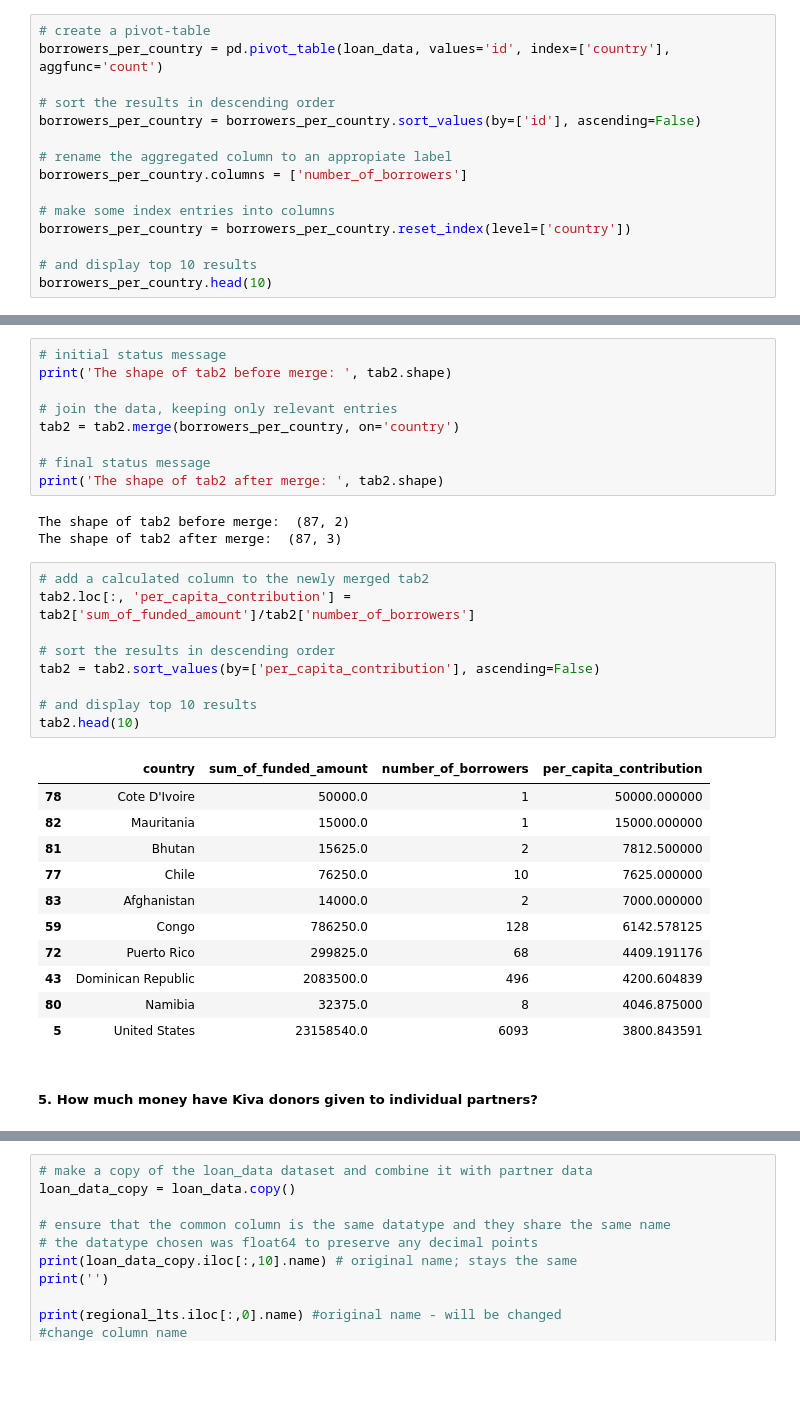
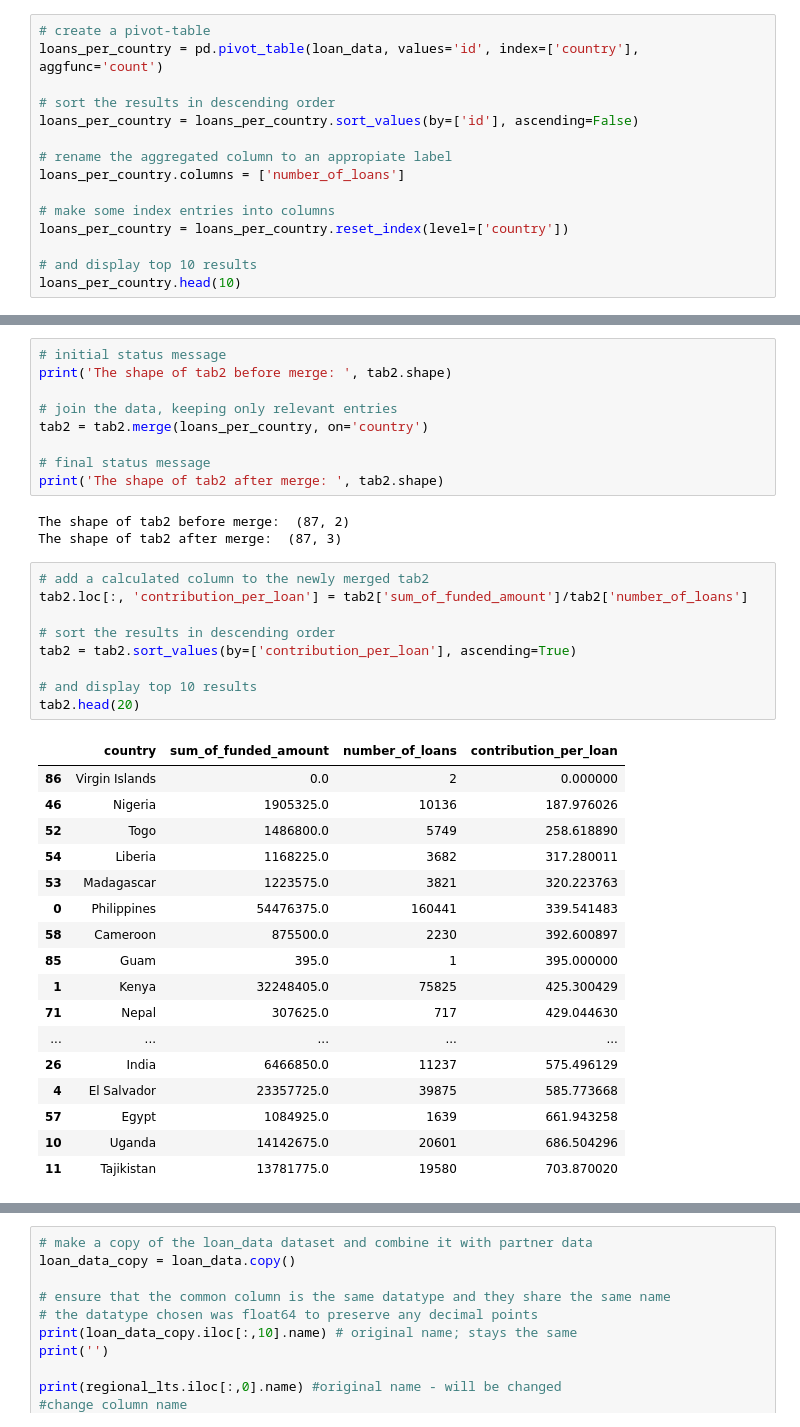
Before and after one commit to masterpython4ds/assignment-1-CeeThinwa, a Jupyter notebook: KIVA Analysis.ipynb, the cells around one changed output, grey strips where cells are left out. Drawn from its saved outputs; the diff is of its cells as text; blank space fills up the shorter version.

```diff
--- a/KIVA Analysis.ipynb
+++ b/KIVA Analysis.ipynb
@@ -412,17 +415,17 @@ Name: sum_of_funded_amount, dtype: float64
 [figure]
 # %%
 # create a pivot-table
-borrowers_per_country = pd.pivot_table(loan_data, values='id', index=['country'], aggfunc='count')
+loans_per_country = pd.pivot_table(loan_data, values='id', index=['country'], aggfunc='count')
 
 # sort the results in descending order
-borrowers_per_country = borrowers_per_country.sort_values(by=['id'], ascending=False)
+loans_per_country = loans_per_country.sort_values(by=['id'], ascending=False)
 
 # rename the aggregated column to an appropiate label
-borrowers_per_country.columns = ['number_of_borrowers']
+loans_per_country.columns = ['number_of_loans']
 
 # make some index entries into columns
-borrowers_per_country = borrowers_per_country.reset_index(level=['country'])
+loans_per_country = loans_per_country.reset_index(level=['country'])
 
 # and display top 10 results
-borrowers_per_country.head(10)
+loans_per_country.head(10)
 # %% [output]
@@ -442,7 +445,7 @@ borrowers_per_country.head(10)
 print('The shape of tab2 before merge: ', tab2.shape)
 
 # join the data, keeping only relevant entries
-tab2 = tab2.merge(borrowers_per_country, on='country')
+tab2 = tab2.merge(loans_per_country, on='country')
 
 # final status message
 print('The shape of tab2 after merge: ', tab2.shape)
@@ -451,24 +454,28 @@ The shape of tab2 before merge:  (87, 2)
 The shape of tab2 after merge:  (87, 3)
 # %%
 # add a calculated column to the newly merged tab2
-tab2.loc[:, 'per_capita_contribution'] = tab2['sum_of_funded_amount']/tab2['number_of_borrowers']
+tab2.loc[:, 'contribution_per_loan'] = tab2['sum_of_funded_amount']/tab2['number_of_loans']
 
 # sort the results in descending order
-tab2 = tab2.sort_values(by=['per_capita_contribution'], ascending=False)
+tab2 = tab2.sort_values(by=['contribution_per_loan'], ascending=True)
 
 # and display top 10 results
-tab2.head(10)
+tab2.head(20)
 # %% [output]
-|  | country | sum_of_funded_amount | number_of_borrowers | per_capita_contribution |
-| 78 | Cote D'Ivoire | 50000.0 | 1 | 50000.000000 |
-| 82 | Mauritania | 15000.0 | 1 | 15000.000000 |
-| 81 | Bhutan | 15625.0 | 2 | 7812.500000 |
-| 77 | Chile | 76250.0 | 10 | 7625.000000 |
-| 83 | Afghanistan | 14000.0 | 2 | 7000.000000 |
-| 59 | Congo | 786250.0 | 128 | 6142.578125 |
-| 72 | Puerto Rico | 299825.0 | 68 | 4409.191176 |
-| 43 | Dominican Republic | 2083500.0 | 496 | 4200.604839 |
-| 80 | Namibia | 32375.0 | 8 | 4046.875000 |
-| 5 | United States | 23158540.0 | 6093 | 3800.843591 |
+|  | country | sum_of_funded_amount | number_of_loans | contribution_per_loan |
+| 86 | Virgin Islands | 0.0 | 2 | 0.000000 |
+| 46 | Nigeria | 1905325.0 | 10136 | 187.976026 |
+| 52 | Togo | 1486800.0 | 5749 | 258.618890 |
+| 54 | Liberia | 1168225.0 | 3682 | 317.280011 |
+| 53 | Madagascar | 1223575.0 | 3821 | 320.223763 |
+| 0 | Philippines | 54476375.0 | 160441 | 339.541483 |
+| 58 | Cameroon | 875500.0 | 2230 | 392.600897 |
+| 85 | Guam | 395.0 | 1 | 395.000000 |
+| 1 | Kenya | 32248405.0 | 75825 | 425.300429 |
+| 71 | Nepal | 307625.0 | 717 | 429.044630 |
+| ... | ... | ... | ... | ... |
+| 26 | India | 6466850.0 | 11237 | 575.496129 |
+| 4 | El Salvador | 23357725.0 | 39875 | 585.773668 |
+| 57 | Egypt | 1084925.0 | 1639 | 661.943258 |
+| 10 | Uganda | 14142675.0 | 20601 | 686.504296 |
+| 11 | Tajikistan | 13781775.0 | 19580 | 703.870020 |
-# %% [markdown]
-##### 5. How much money have Kiva donors given to individual partners?
```
Also changed, not shown: parts of 27 cells of this notebook.
